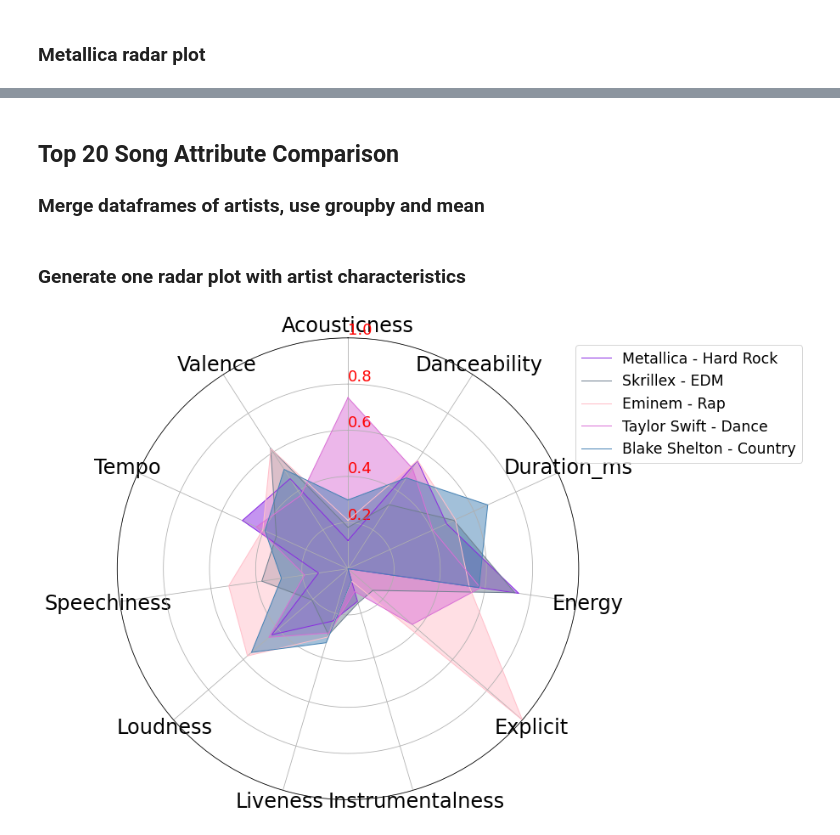
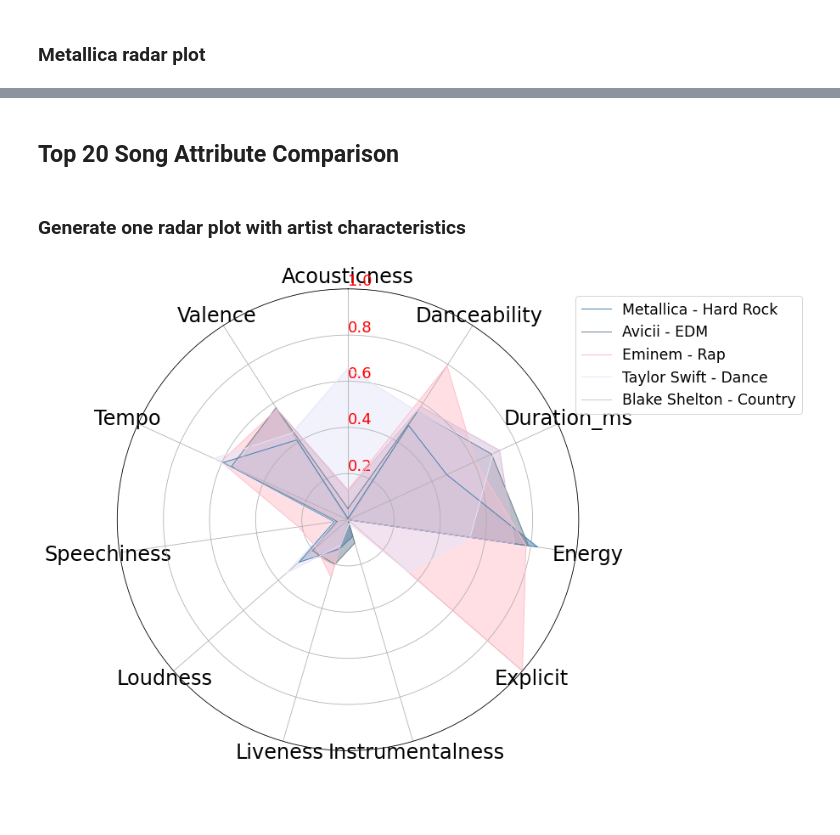
Before and after one commit to ztcnrh/Spotify-Music-Analysis, a Jupyter notebook: analysis/artist_genre_radar.ipynb, the cells around one changed output, grey strips where cells are left out. Cells and saved outputs as stored; diff of their text form; code cells hidden in the pictures; blank space fills up the shorter version.

```diff
--- a/analysis/artist_genre_radar.ipynb
+++ b/analysis/artist_genre_radar.ipynb
@@ -43,0 +82,9 @@ df_data.head()
+# %%
+for artist in artists_filter:
+    filt = df_norm['artists']== artist
+    df_norm[filt] = df_norm[filt].head(20)
+    df_norm.dropna(how = 'any', inplace = True)
+
+df_norm.drop(columns = 'popularity', inplace = True)
+
+df_norm['artists'].value_counts()
@@ -43,0 +100,3 @@ df_data.head()
+# %%
+df_gb = df_norm.groupby('artists')
+df_gb.min()
@@ -43,0 +159,2 @@ df_data.head()
+# %%
+df_means = df_gb.mean()
@@ -338,7 +362,7 @@ label = 'Metallica - Hard Rock'
 # Artists
 artists = 'Metallica'
 
-values = df_Meta_norm.mean().tolist()
+values = df_means.loc['Metallica',:].tolist()
 values += values[:1]
 ax.plot(angles, values, linewidth=1, linestyle='solid', label = label, color = colors)
 ax.fill(angles, values, colors, alpha=0.5)
@@ -350,3 +374,2 @@ fig.savefig('../images/radar_'+ artists + '.png', bbox_inches='tight')
 # %% [markdown]
 ## Top 20 Song Attribute Comparison
-### Merge dataframes of artists, use groupby and mean
@@ -368,38 +381,39 @@ num = len(categories)
 angles = [n / float(num) * 2 * pi for n in range(num)]
 angles += angles[:1] # the list repeats itself twice without the slice
 
 # Initialise the spider plot
-plt.ion
+
 fig = plt.figure(figsize = (10,10))
 ax = plt.subplot(111, polar=True)
 
 # First axis on top:
 ax.set_theta_offset(pi / 2)
 ax.set_theta_direction(-1)
 
 # Draw one axe per variable + add labels labels
 plt.xticks(angles[:-1], radar_categories, size = 24)
 
 # Draw ylabels
 ax.set_rlabel_position(0)
 plt.yticks([0.2,0.4,0.6, 0.8, 1.0], ["0.2","0.4","0.6", "0.8", "1.0"], color="red", size=18)
 plt.ylim(0,1)
 
 # colors
-colors = ['blueviolet', 'slategray', 'pink', 'orchid', 'steelblue']
+colors = ['steelblue', 'slategray', 'pink', 'lavender', 'thistle']
 
 # Artists
-labels = ['Metallica - Hard Rock', 'Skrillex - EDM', 'Eminem - Rap', 'Taylor Swift - Dance', 'Blake Shelton - Country']
-artists = ['Metallica', 'Skrillex', 'Eminem', 'Taylor_Swift', 'Blake_Shelton']
-cols = ['Metallica', 'Skrillex', 'Eminem', 'Taylor Swift', 'Blake Shelton']
+labels = ['Metallica - Hard Rock', 'Avicii - EDM', 'Eminem - Rap', 'Taylor Swift - Dance', 'Blake Shelton - Country']
+artists = ['Metallica', 'Avicii', 'Eminem', 'Taylor_Swift', 'Blake_Shelton']
+cols = ['Metallica', 'Avicii', 'Eminem', 'Taylor Swift', 'Blake Shelton']
 
-for index in range(len(df_radar.index.values)):
-    values = df_radar.loc[cols[index]].values.flatten().tolist()
+for index in range(len(df_means.index.values)):
+    values = df_means.loc[cols[index],:].tolist()
     values += values[:1]
     ax.plot(angles, values, linewidth=1, linestyle='solid', label = labels[index], color = colors[index])
     ax.fill(angles, values, colors[index], alpha=0.5)
     ax.legend(loc = 'best', bbox_to_anchor = (1.5, 1.0), fontsize = 'xx-large', markerscale = 2.0)
+
 plt.show()
 fig.savefig('../images/radar_all_artists.png', bbox_inches='tight')
 # %% [output]
-[figure, old version]
+[figure, new version]
```
Also changed, not shown: parts of 35 cells of this notebook, 20 other files.
